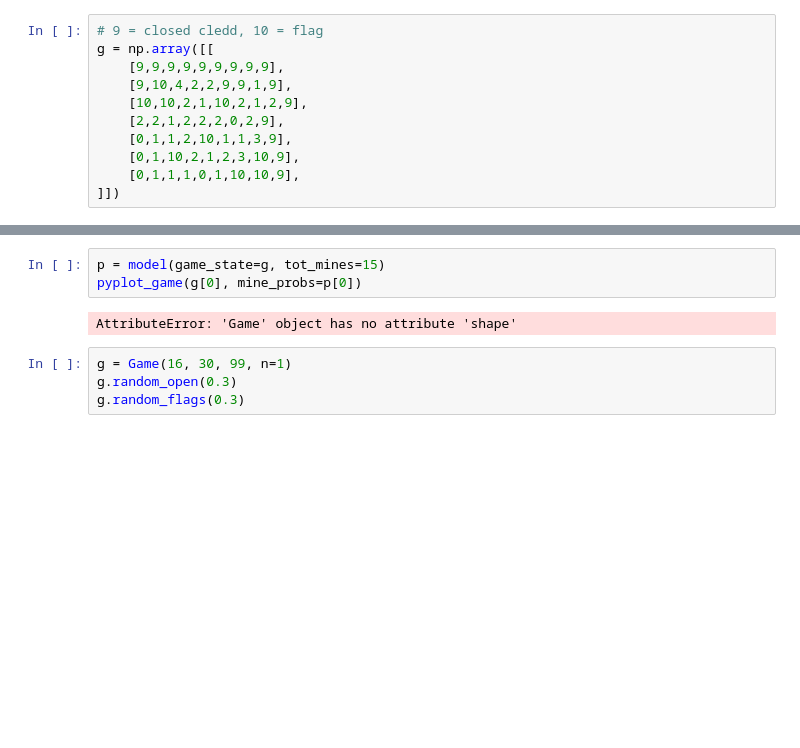
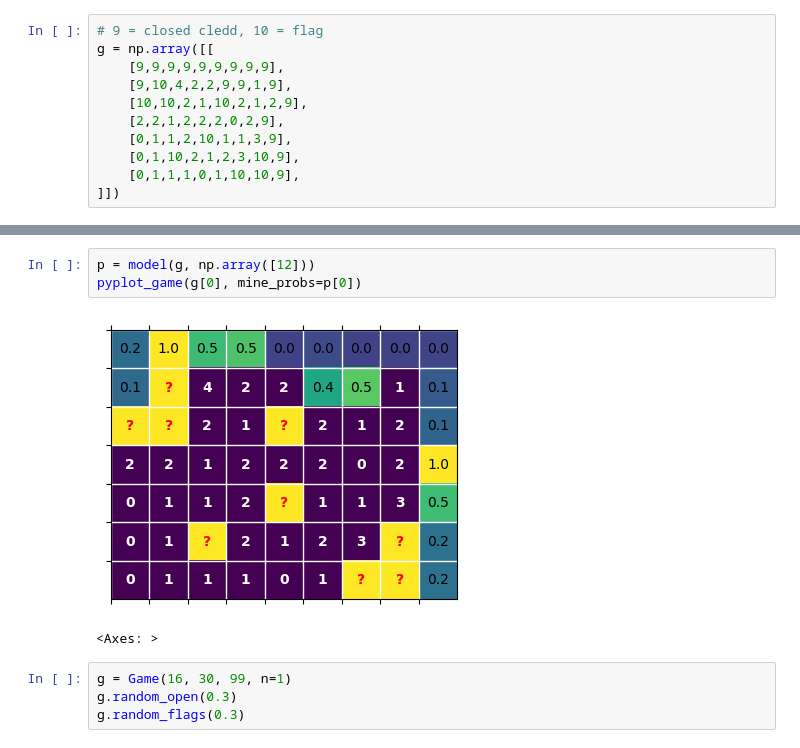
Before and after one commit to ClaudioPaterniti/MineSweeperLearning, a Jupyter notebook: test.ipynb, the cells around one changed output, grey strips where cells are left out. Drawn from its saved outputs; the diff is of its cells as text; blank space fills up the shorter version.

```diff
--- a/test.ipynb
+++ b/test.ipynb
@@ -27,8 +41,9 @@ player = ThresholdPlayer(model, 0.01, 0.95)
 # %%
-p = model(game_state=g, tot_mines=15)
+p = model(g, np.array([12]))
 pyplot_game(g[0], mine_probs=p[0])
 # %% [output]
+[figure, added]
-AttributeError: 'Game' object has no attribute 'shape'
+<Axes: >
 # %%
 g = Game(16, 30, 99, n=1)
 g.random_open(0.3)
```
Also changed, not shown: parts of 11 cells of this notebook, 18 other files.
